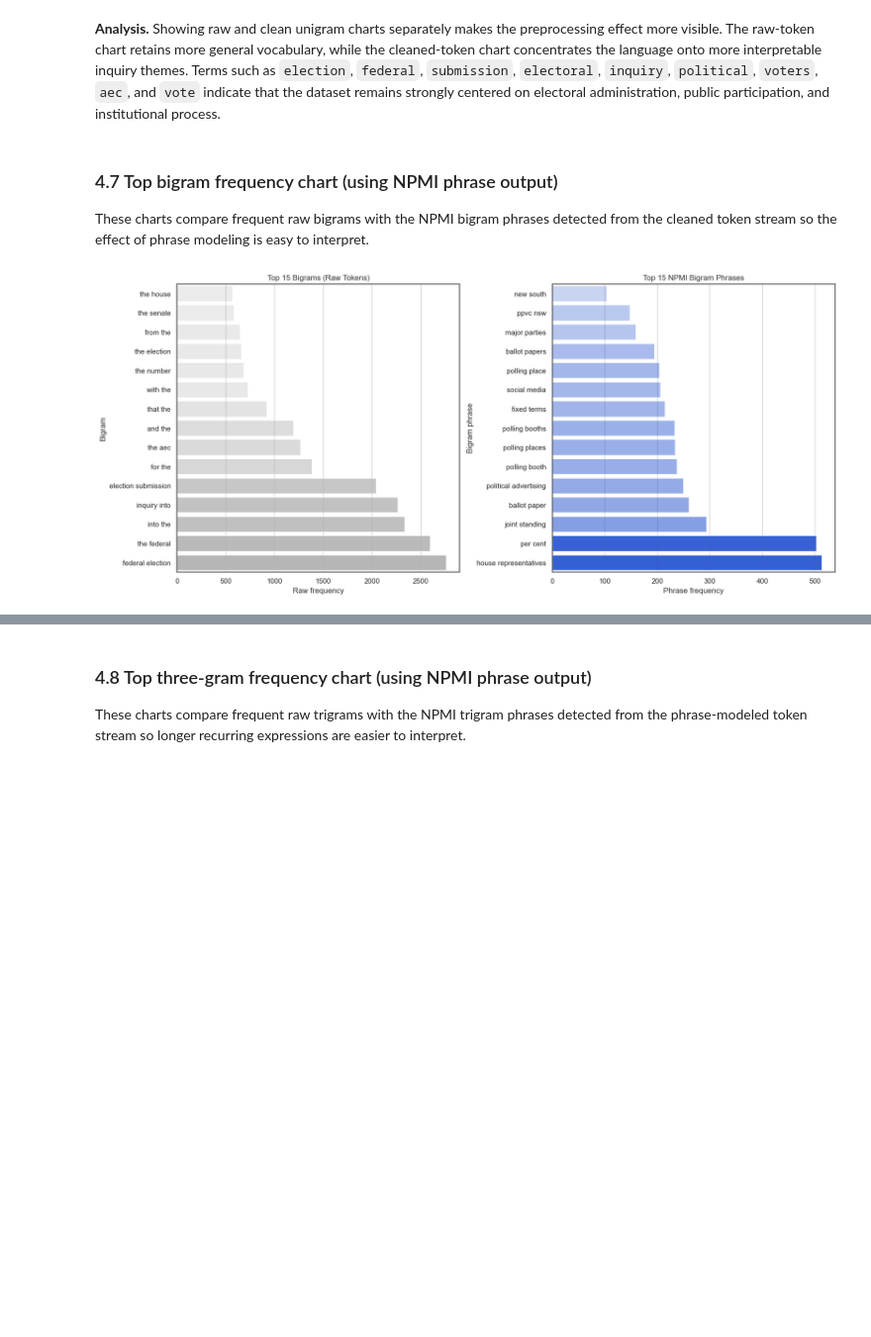
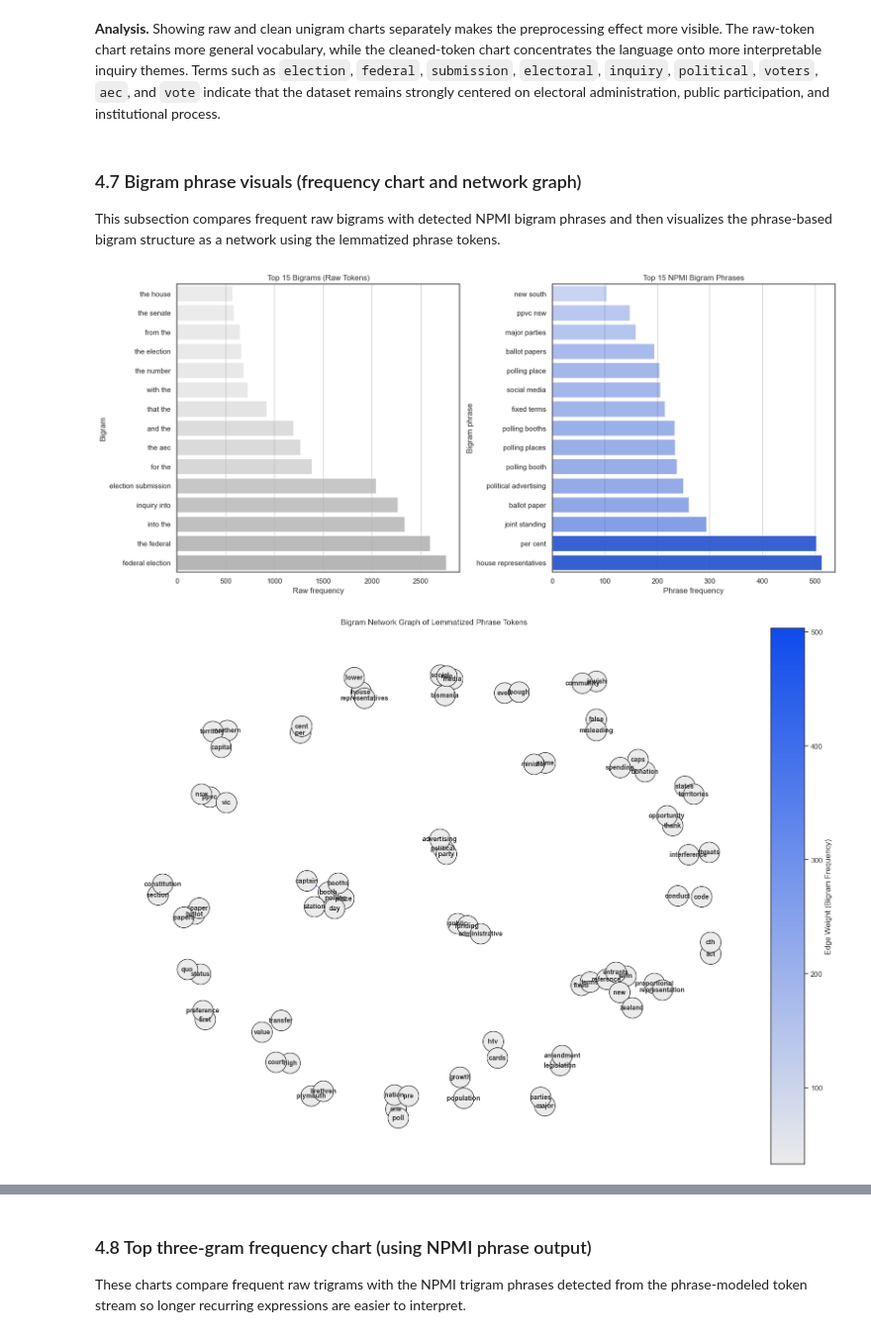
Before and after one commit to Sebas102507/nlp-parliamentary-inquiry-text-mining, a Jupyter notebook: Parliamentary_Inquiry_Text_Mining_Report.ipynb, the cells around one changed output, grey strips where cells are left out. Shown at 99% size. Saved outputs shown, nothing was run; the diff lists cells and outputs as text; code cells hidden in the pictures; blank space fills up the shorter version.

```diff
--- a/Parliamentary_Inquiry_Text_Mining_Report.ipynb
+++ b/Parliamentary_Inquiry_Text_Mining_Report.ipynb
@@ -1430,38 +1460,54 @@ plt.show()
 [figure]
 # %% [markdown]
 **Analysis.** Showing raw and clean unigram charts separately makes the preprocessing effect more visible. The raw-token chart retains more general vocabulary, while the cleaned-token chart concentrates the language onto more interpretable inquiry themes. Terms such as `election`, `federal`, `submission`, `electoral`, `inquiry`, `political`, `voters`, `aec`, and `vote` indicate that the dataset remains strongly centered on electoral administration, public participation, and institutional process.
-# %% [markdown]
-### 4.7 Top bigram frequency chart (using NPMI phrase output)
-
-These charts compare frequent raw bigrams with the NPMI bigram phrases detected from the cleaned token stream so the effect of phrase modeling is easy to interpret.
+# %% [markdown]
+### 4.7 Bigram phrase visuals (frequency chart and network graph)
+
+This subsection compares frequent raw bigrams with detected NPMI bigram phrases and then visualizes the phrase-based bigram structure as a network using the lemmatized phrase tokens.
 # %%
-# 4.7 Visual: top bigrams
+# 4.7 Bigram phrase visuals
 
 fig, axes = plt.subplots(nrows=1, ncols=2, figsize=(16, 7), constrained_layout=True)
 
 visuals.bar(
     data=top_raw_bigrams.sort_values("count", ascending=True),
     x="count",
     y="bigram",
     color=UTS_PALETTE["mid_grey"],
     title="Top 15 Bigrams (Raw Tokens)",
     xlabel="Raw frequency",
     ylabel="Bigram",
     ax=axes[0],
 )
 
 visuals.bar(
     data=top_npmi_bigrams.sort_values("count", ascending=True),
     x="count",
     y="bigram",
     color=UTS_PALETTE["blue"],
     title="Top 15 NPMI Bigram Phrases",
     xlabel="Phrase frequency",
     ylabel="Bigram phrase",
     ax=axes[1],
 )
 
 plt.show()
+
+lemmatized_phrase_tokens = [
+    token
+    for tokens in corpus_df["lemmatized_tokens"]
+    if isinstance(tokens, list)
+    for token in tokens
+    if isinstance(token, str) and token.count("_") == 1
+]
+
+visuals.bigram_network(
+    tokens=lemmatized_phrase_tokens,
+    title="Bigram Network Graph of Lemmatized Phrase Tokens",
+    n=50,
+    figsize=(16, 12),
+)
 # %% [output]
 [figure]
+[figure, added]
 # %% [markdown]
```
Also changed, not shown: parts of 29 cells of this notebook.
